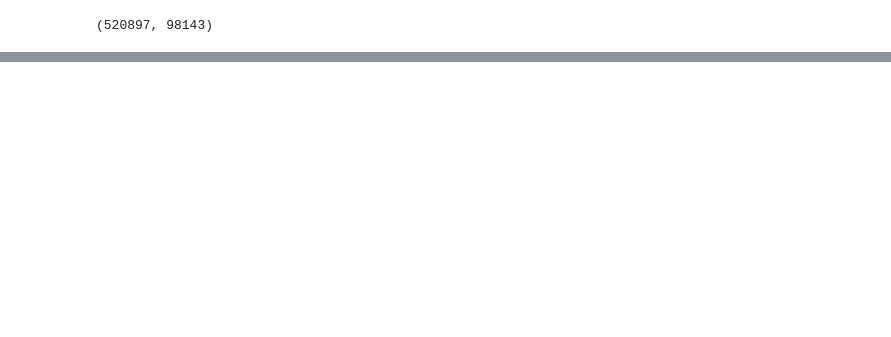
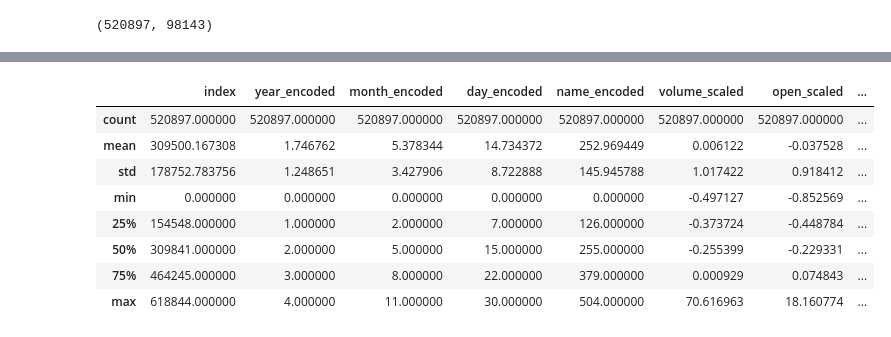
Before and after one commit to rajacheers/deep_learning, a Jupyter notebook: columnar/kaggle/stock/trading.ipynb, the cells around one changed output, grey strips where cells are left out. Cells and saved outputs as stored; diff of their text form; code cells hidden in the pictures; blank space fills up the shorter version.

```diff
--- a/columnar/kaggle/stock/trading.ipynb
+++ b/columnar/kaggle/stock/trading.ipynb
@@ -31,7 +61,8 @@ len(df_training), len(df_test)
 # %% [output]
 (520897, 98143)
 # %%
-y_train = pd.DataFrame(df_training['target'].reset_index().fillna(0))
-x_train = df_training.drop(['target', 'date', 'Name'], 1).reset_index().fillna(0)
-y_test = df_test['target'].reset_index().fillna(0)
-x_test = pd.DataFrame(df_test.drop(['target', 'date', 'Name'], 1).reset_index().fillna(0))
+df_training, df_test = pickle.load(open("stock_data.pickle",'rb'))
+y_train = pd.DataFrame(df_training['target'].reset_index())
+x_train = df_training.drop(['target', 'date', 'Name', 'high', 'close', 'open', 'low','volume', 'year', 'month', 'day'], 1).reset_index()
+y_test = df_test['target'].reset_index()
+x_test = pd.DataFrame(df_test.drop(['target', 'date', 'Name', 'high', 'close', 'open', 'low','volume', 'year', 'month', 'day'], 1).reset_index())
@@ -38,3 +78,15 @@ x_test = pd.DataFrame(df_test.drop(['target', 'date', 'Name'], 1).reset_index().
+# %%
+x_train.describe()
+# %% [output]
+|  | index | year_encoded | month_encoded | day_encoded | name_encoded | volume_scaled | open_scaled | ... |
+| count | 520897.000000 | 520897.000000 | 520897.000000 | 520897.000000 | 520897.000000 | 520897.000000 | 520897.000000 | ... |
+| mean | 309500.167308 | 1.746762 | 5.378344 | 14.734372 | 252.969449 | 0.006122 | -0.037528 | ... |
+| std | 178752.783756 | 1.248651 | 3.427906 | 8.722888 | 145.945788 | 1.017422 | 0.918412 | ... |
+| min | 0.000000 | 0.000000 | 0.000000 | 0.000000 | 0.000000 | -0.497127 | -0.852569 | ... |
+| 25% | 154548.000000 | 1.000000 | 2.000000 | 7.000000 | 126.000000 | -0.373724 | -0.448784 | ... |
+| 50% | 309841.000000 | 2.000000 | 5.000000 | 15.000000 | 255.000000 | -0.255399 | -0.229331 | ... |
+| 75% | 464245.000000 | 3.000000 | 8.000000 | 22.000000 | 379.000000 | 0.000929 | 0.074843 | ... |
+| max | 618844.000000 | 4.000000 | 11.000000 | 30.000000 | 504.000000 | 70.616963 | 18.160774 | ... |
 # %%
 y_train = y_train.values[:,1]
 x_train = x_train.values[:,1:]
```
Also changed, not shown: parts of 18 cells of this notebook, 1 other file.
